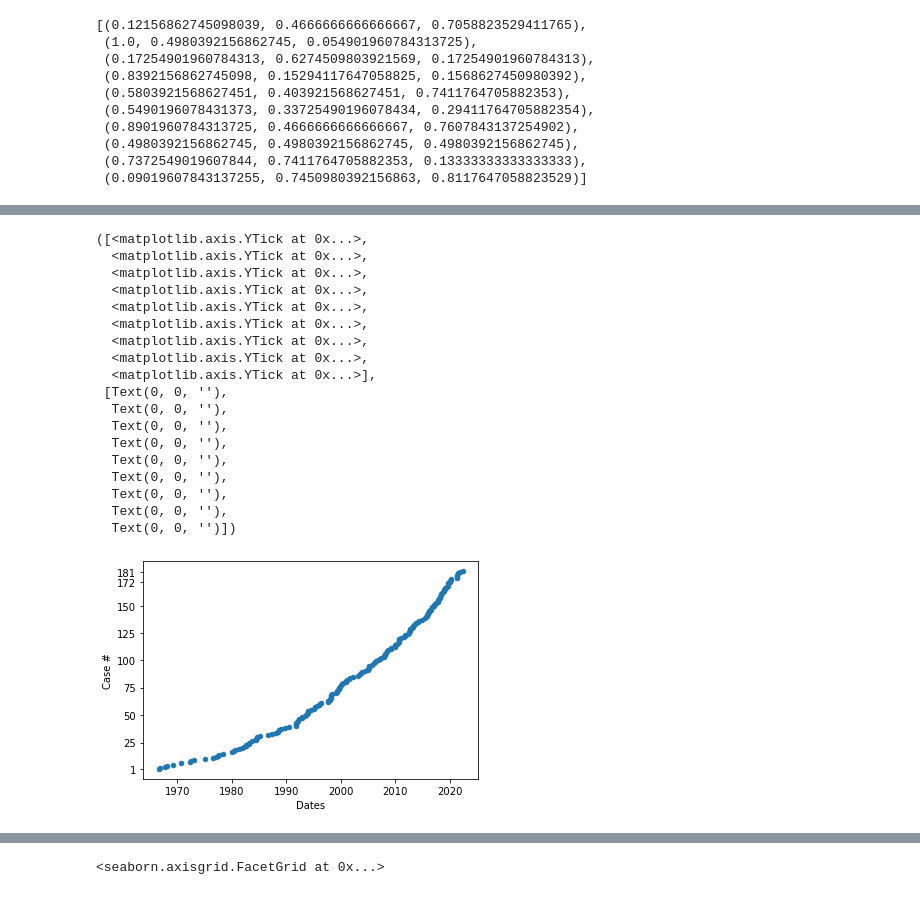
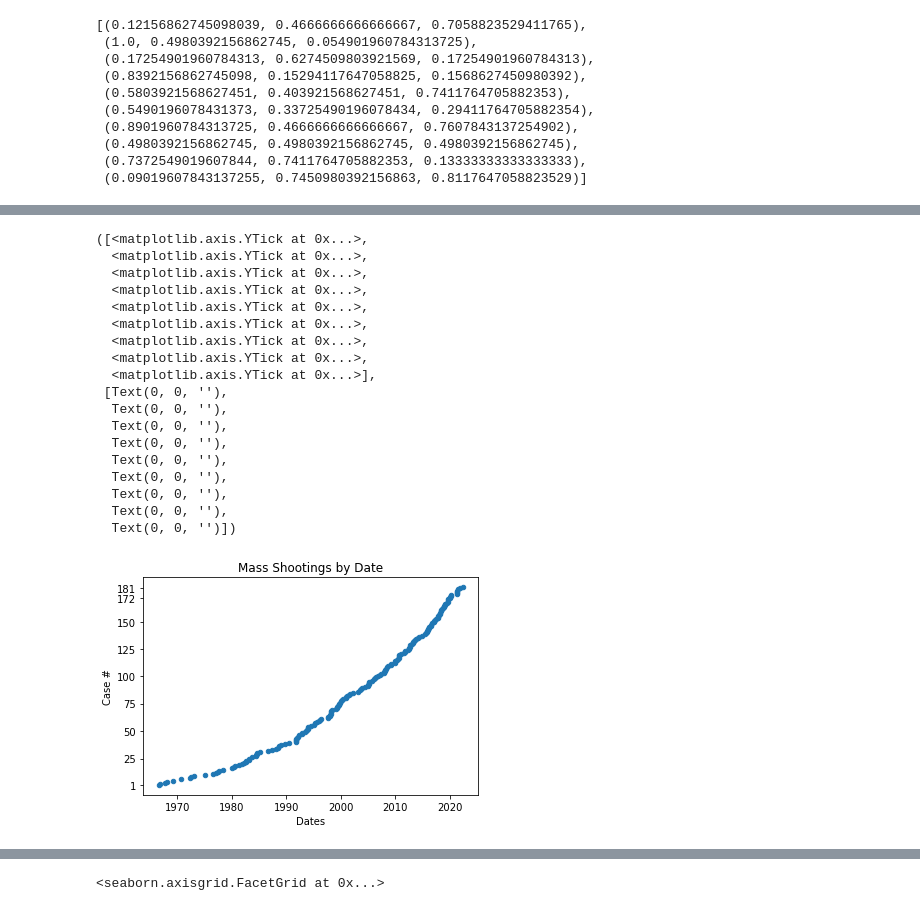
Before and after one commit to ohigithub/Gun-Violence-Analysis, a Jupyter notebook: Kevin_Project_1.ipynb, the cells around one changed output, grey strips where cells are left out. Drawn from its saved outputs; the diff is of its cells as text; code cells hidden in the pictures.

```diff
--- a/Kevin_Project_1.ipynb
+++ b/Kevin_Project_1.ipynb
@@ -124,35 +138,35 @@ dates = dates[['Case #','Full Date']]
 def fix_date(x):
     if x.year > 1989:
         year = x.year - 100
     else:
         year = x.year
     return datetime.date(year,x.month,x.day)
 dates = pd.to_datetime(dates['Full Date'])
 dates[:6] = dates[:6].apply(fix_date)
 dates = pd.DataFrame({'Dates':dates,
                      'Case #':full_data['Case #']})
-dates.plot(x='Dates',y='Case #',kind='scatter')
+dates.plot(x='Dates',y='Case #',kind='scatter',title='Mass Shootings by Date')
 plt.yticks([0,24,49,74,99,124,148,170,179])
 # %% [output]
 ([<matplotlib.axis.YTick at 0x...>,
   <matplotlib.axis.YTick at 0x...>,
   <matplotlib.axis.YTick at 0x...>,
   <matplotlib.axis.YTick at 0x...>,
   <matplotlib.axis.YTick at 0x...>,
   <matplotlib.axis.YTick at 0x...>,
   <matplotlib.axis.YTick at 0x...>,
   <matplotlib.axis.YTick at 0x...>,
   <matplotlib.axis.YTick at 0x...>],
  [Text(0, 0, ''),
   Text(0, 0, ''),
   Text(0, 0, ''),
   Text(0, 0, ''),
   Text(0, 0, ''),
   Text(0, 0, ''),
   Text(0, 0, ''),
   Text(0, 0, ''),
   Text(0, 0, '')])
-[figure, old version]
+[figure, new version]
 # %%
 # Which factors had the highest impact on the number of victims injured/killed
 pd.set_option('display.max_rows', None)
```
Also changed, not shown: parts of 25 cells of this notebook.
